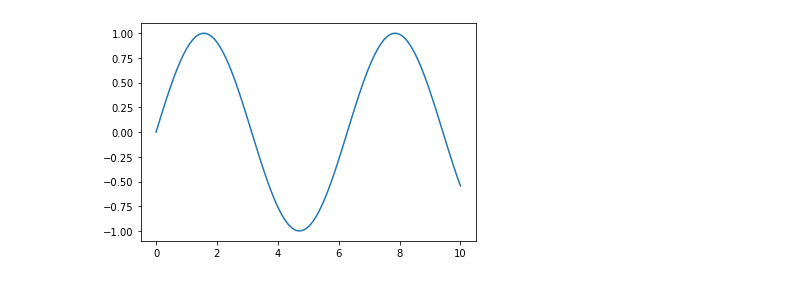
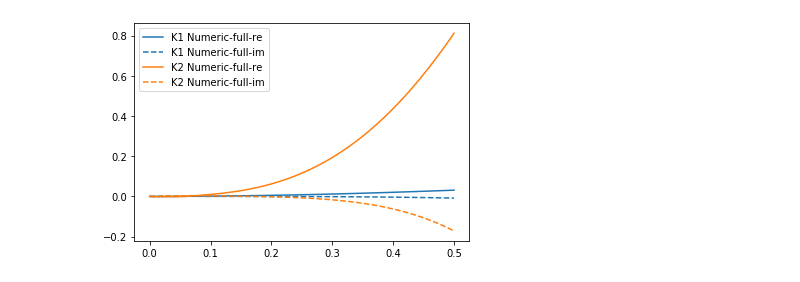
Before and after one commit to johannesgutn/schrodinger, a Jupyter notebook: plots.ipynb, the cells around one changed output. Drawn from its saved outputs; the diff is of its cells as text; code cells hidden in the pictures.

Commit message:
updated plotting

```diff
--- a/plots.ipynb
+++ b/plots.ipynb
@@ -1,10 +1,24 @@
-# %%
-import matplotlib.pyplot as plt
-import numpy as np
-
-t = np.linspace(0,10,100)
-
-plt.plot(t,np.sin(t))
-plt.show()
-# %% [output]
-[figure, removed]
+# %%
+import matplotlib.pyplot as plt
+import numpy as np
+
+all = np.load('data_files/sch_p=0.1_theta=0.1_gridpoints=60_gridsize=3_L=0.5_E=5_z=0.4.npy')
+
+t = all[0]
+full1 = all[1]
+full2 = all[2]
+Nc1 = all[3]
+Nc2 = all[4]
+Nc1_true = all[5]
+# %%
+plt.plot(t,np.real(full1), label='K1 Numeric-full-re',color='C0')
+plt.plot(t,np.imag(full1), label='K1 Numeric-full-im',linestyle='--',color='C0')
+
+plt.plot(t,np.real(full2), label='K2 Numeric-full-re',color='C1')
+plt.plot(t,np.imag(full2), label='K2 Numeric-full-im',linestyle='--',color='C1')
+
+
+plt.legend()
+plt.show()
+# %% [output]
+[figure, added]
```
Also changed, not shown: parts of 2 cells of this notebook, 4 other files.
